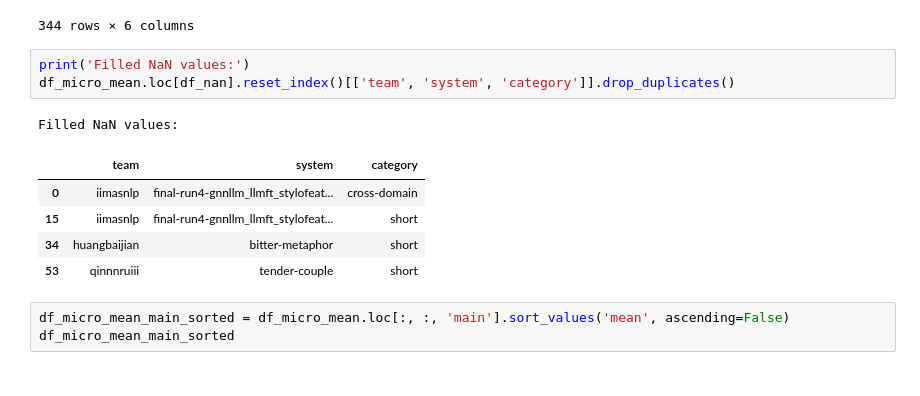
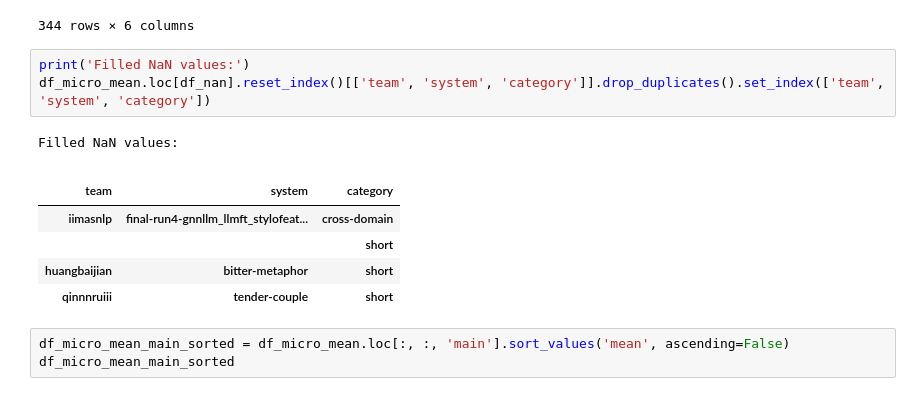
Before and after one commit to pan-webis-de/pan24-generative-ai-authorship-verification, a Jupyter notebook: pan24_task_eval/pan24-generative-authorship-evaluation.ipynb, the cells around one changed output. Saved outputs shown, nothing was run; the diff lists cells and outputs as text.

```diff
--- a/pan24_task_eval/pan24-generative-authorship-evaluation.ipynb
+++ b/pan24_task_eval/pan24-generative-authorship-evaluation.ipynb
@@ -237,14 +246,15 @@ df_micro_mean
 344 rows × 6 columns
 # %%
 print('Filled NaN values:')
-df_micro_mean.loc[df_nan].reset_index()[['team', 'system', 'category']].drop_duplicates()
+df_micro_mean.loc[df_nan].reset_index()[['team', 'system', 'category']].drop_duplicates().set_index(['team', 'system', 'category'])
 # %% [output]
 Filled NaN values:
-|  | team | system | category |
-| 0 | iimasnlp | final-run4-gnnllm_llmft_stylofeat... | cross-domain |
-| 15 | iimasnlp | final-run4-gnnllm_llmft_stylofeat... | short |
-| 34 | huangbaijian | bitter-metaphor | short |
-| 53 | qinnnruiii | tender-couple | short |
+|  |  |  |
+| team | system | category |
+| iimasnlp | final-run4-gnnllm_llmft_stylofeat... | cross-domain |
+|  |  | short |
+| huangbaijian | bitter-metaphor | short |
+| qinnnruiii | tender-couple | short |
 # %%
 df_micro_mean_main_sorted = df_micro_mean.loc[:, :, 'main'].sort_values('mean', ascending=False)
 df_micro_mean_main_sorted
```
Also changed, not shown: parts of 5 cells of this notebook.
